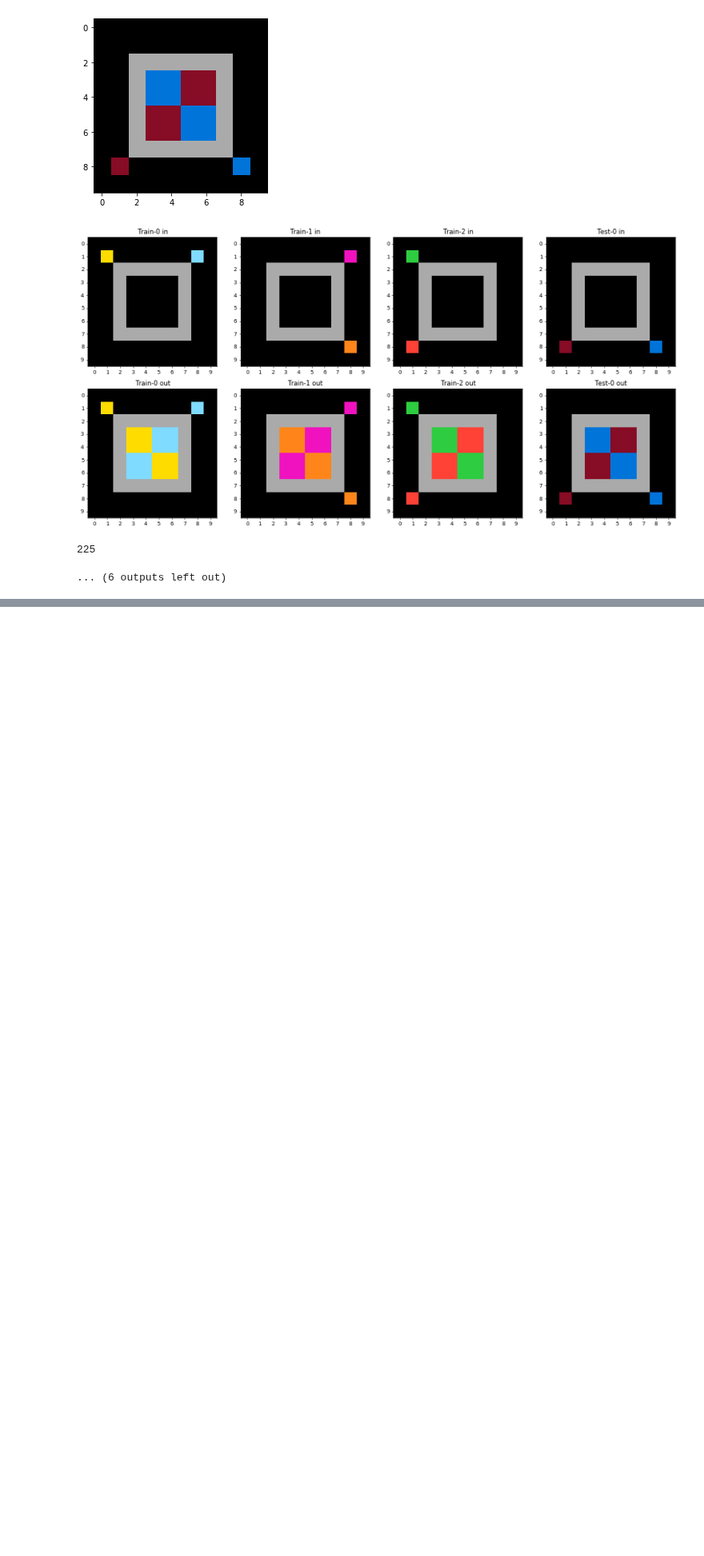
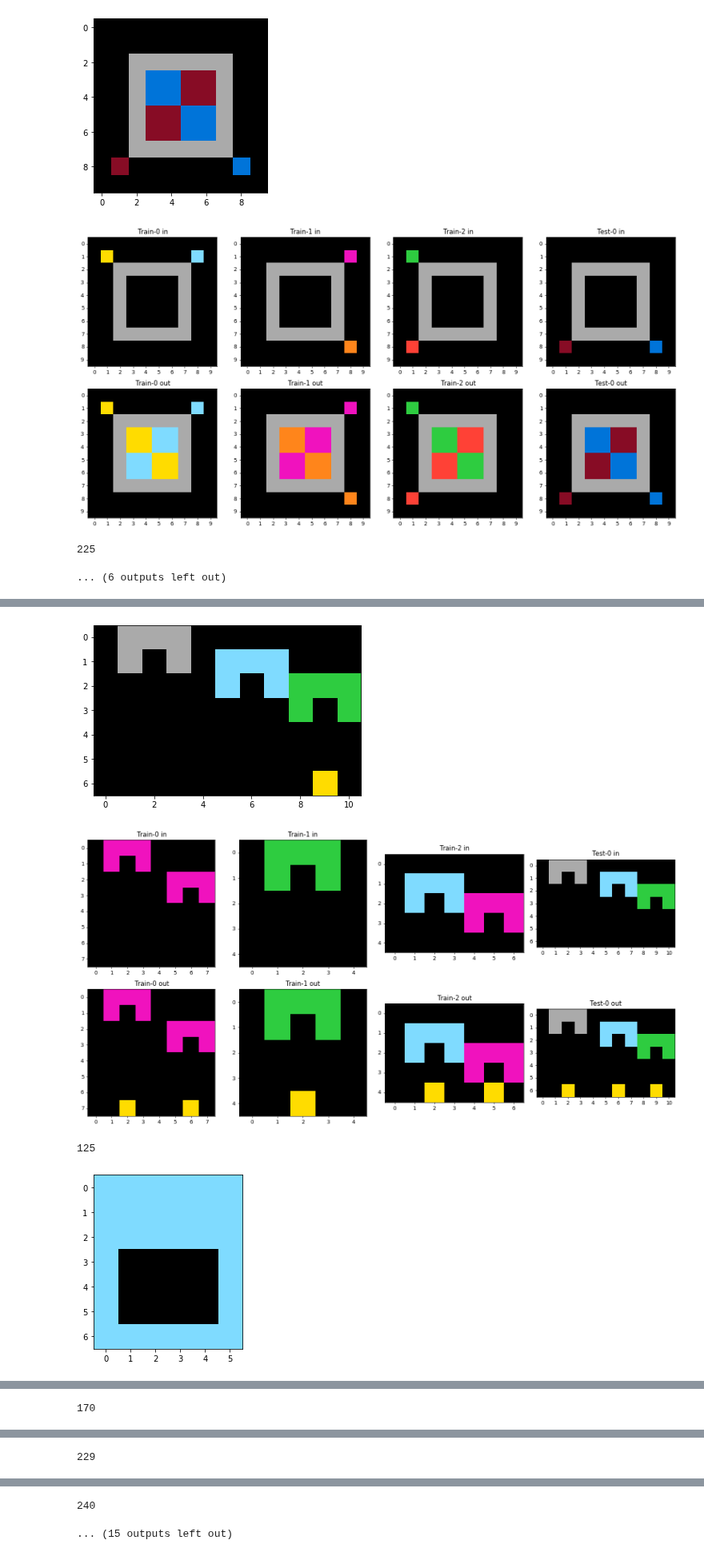
Before and after one commit to JamesMcGuigan/ai-games, a Jupyter notebook: arc_Ged/train_test_map_flip.ipynb, the cells around one changed output, grey strips where cells are left out. Shown at 80% size. Cells and saved outputs as stored; diff of their text form; code cells hidden in the pictures; blank space fills up the shorter version.

```diff
--- a/arc_Ged/train_test_map_flip.ipynb
+++ b/arc_Ged/train_test_map_flip.ipynb
@@ -417,2 +425,6 @@ def get_bound_image(img0):
 # %%
 #bound
+# %%
+x0,x1,y0,y1=_get_bound(a)
+# %%
+n0,n1,m0,m1=_get_bound(b)
@@ -418,0 +513,29 @@ def get_bound_image(img0):
+# %%
+right=0
+wrong=0
+for i in range(400):
+#     print(i)
+    task =Trains[i]
+
+    k = len(task['test'])
+    for j in range(k):
+        basic_task = Create(task, j)
+        a = Solve_train_test_map_bound(basic_task)
+
+        if a != -1:
+            if task['test'][j]['output'] == a:
+                plot_picture(a)
+                plot_task(task)
+                print(i)
+                right+=1
+            else:
+                wrong+=1
+                plot_picture(a)
+                plot_task(task)
+                print(i)
+print(right,wrong)
+# %% [output]
+[figure, added]
+[figure, added]
+125
+[figure, added]
@@ -418,0 +543 @@ def get_bound_image(img0):
+170
@@ -418,0 +546 @@ def get_bound_image(img0):
+229
@@ -418,0 +549,2 @@ def get_bound_image(img0):
+240
+... (15 outputs left out)
```
Also changed, not shown: parts of 7 cells of this notebook, 12 other files.
